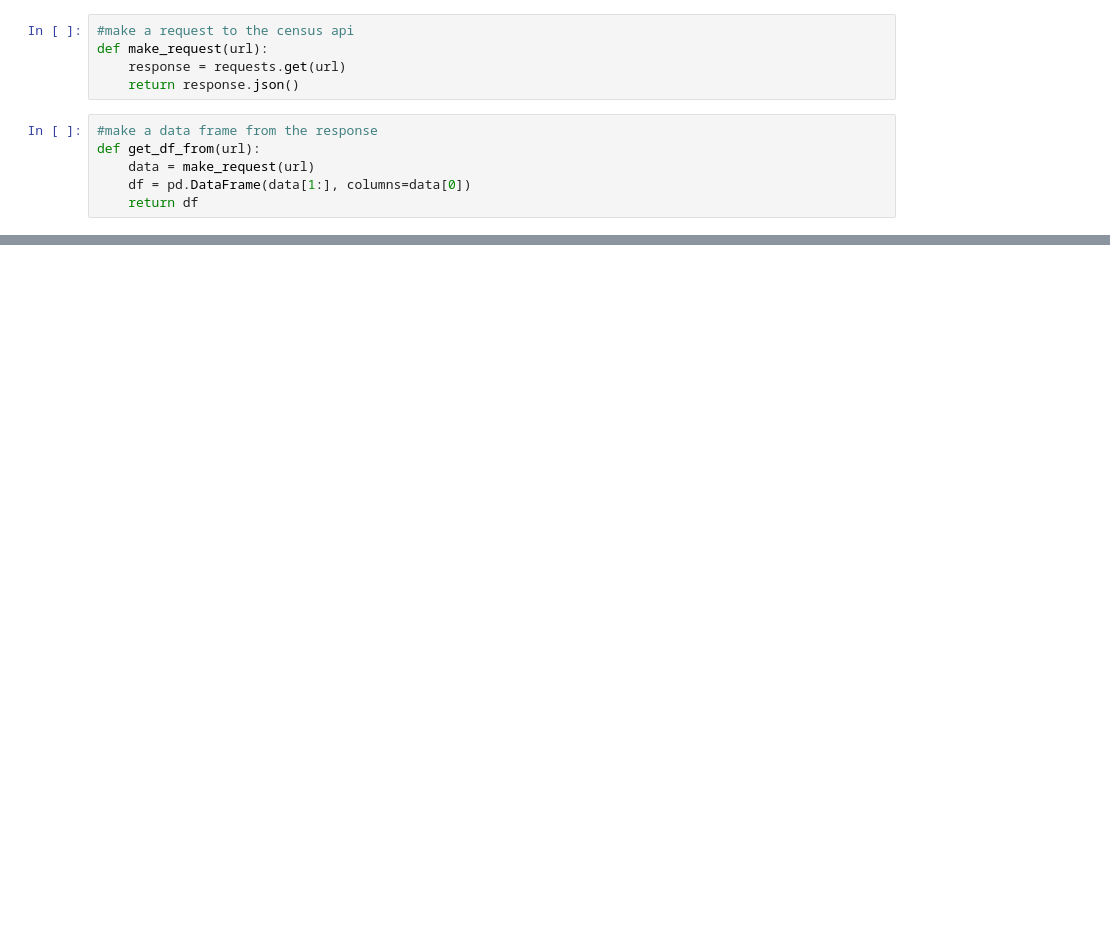
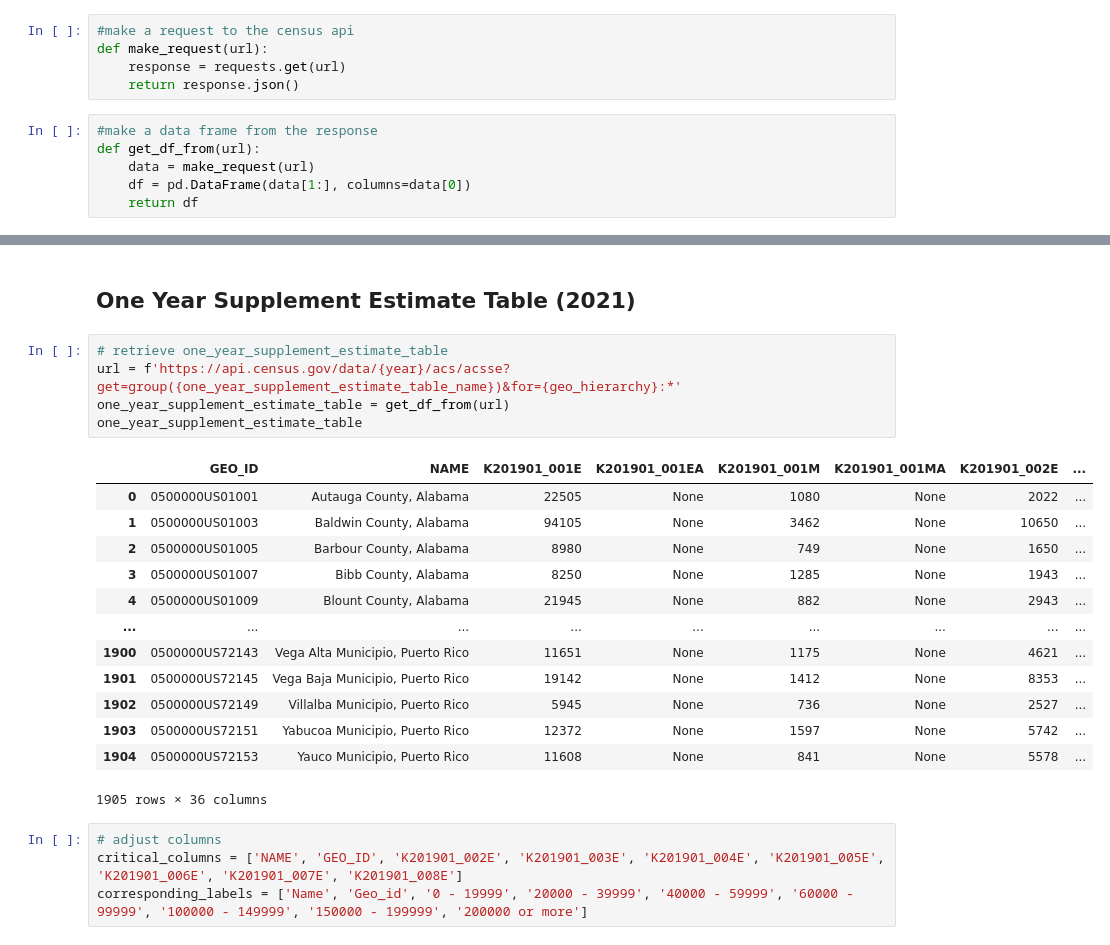
Before and after one commit to mhamzaerol/local-income-prediction-using-google-trends, a Jupyter notebook: census-data/census-data-collector.ipynb, the cells around one changed output, grey strips where cells are left out. Drawn from its saved outputs; the diff is of its cells as text; blank space fills up the shorter version.

```diff
--- a/census-data/census-data-collector.ipynb
+++ b/census-data/census-data-collector.ipynb
@@ -65,0 +89,25 @@ Finished 2011 metropolitan statistical area/micropolitan statistical area table
+# %% [markdown]
+## One Year Supplement Estimate Table (2021)
+# %%
+# retrieve one_year_supplement_estimate_table
+url = f'https://api.census.gov/data/{year}/acs/acsse?get=group({one_year_supplement_estimate_table_name})&for={geo_hierarchy}:*'
+one_year_supplement_estimate_table = get_df_from(url)
+one_year_supplement_estimate_table
+# %% [output]
+|  | GEO_ID | NAME | K201901_001E | K201901_001EA | K201901_001M | K201901_001MA | K201901_002E | ... |
+| 0 | 0500000US01001 | Autauga County, Alabama | 22505 | None | 1080 | None | 2022 | ... |
+| 1 | 0500000US01003 | Baldwin County, Alabama | 94105 | None | 3462 | None | 10650 | ... |
+| 2 | 0500000US01005 | Barbour County, Alabama | 8980 | None | 749 | None | 1650 | ... |
+| 3 | 0500000US01007 | Bibb County, Alabama | 8250 | None | 1285 | None | 1943 | ... |
+| 4 | 0500000US01009 | Blount County, Alabama | 21945 | None | 882 | None | 2943 | ... |
+| ... | ... | ... | ... | ... | ... | ... | ... | ... |
+| 1900 | 0500000US72143 | Vega Alta Municipio, Puerto Rico | 11651 | None | 1175 | None | 4621 | ... |
+| 1901 | 0500000US72145 | Vega Baja Municipio, Puerto Rico | 19142 | None | 1412 | None | 8353 | ... |
+| 1902 | 0500000US72149 | Villalba Municipio, Puerto Rico | 5945 | None | 736 | None | 2527 | ... |
+| 1903 | 0500000US72151 | Yabucoa Municipio, Puerto Rico | 12372 | None | 1597 | None | 5742 | ... |
+| 1904 | 0500000US72153 | Yauco Municipio, Puerto Rico | 11608 | None | 841 | None | 5578 | ... |
+1905 rows × 36 columns
+# %%
+# adjust columns
+critical_columns = ['NAME', 'GEO_ID', 'K201901_002E', 'K201901_003E', 'K201901_004E', 'K201901_005E', 'K201901_006E', 'K201901_007E', 'K201901_008E']
+corresponding_labels = ['Name', 'Geo_id', '0 - 19999', '20000 - 39999', '40000 - 59999', '60000 - 99999', '100000 - 149999', '150000 - 199999', '200000 or more']
```
Also changed, not shown: parts of 18 cells of this notebook, 44 other files.
